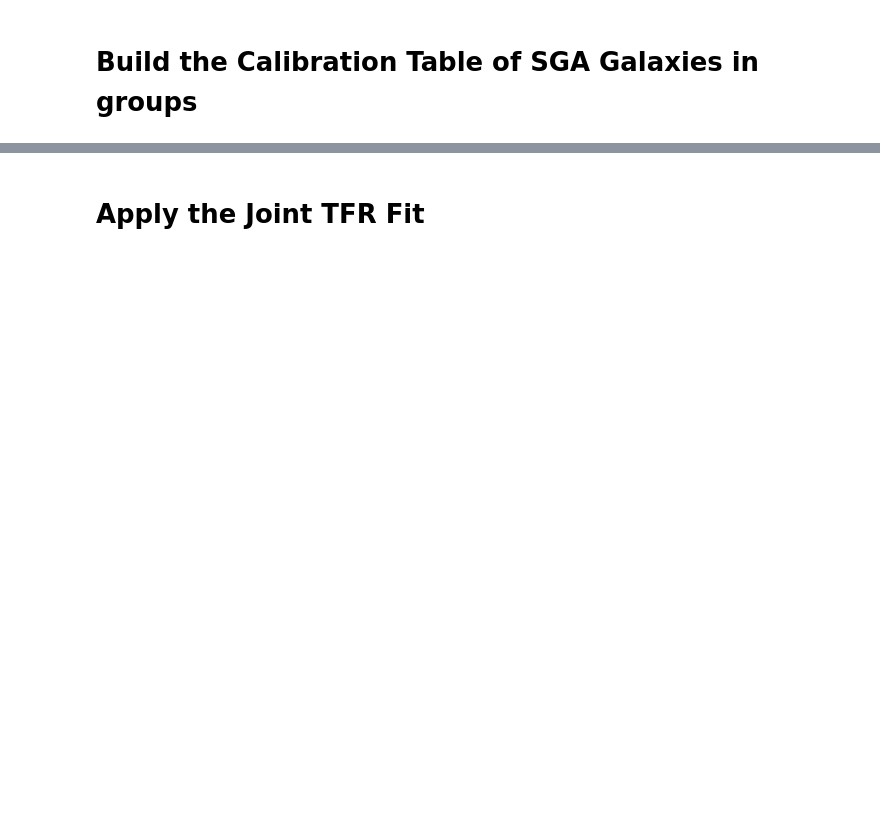
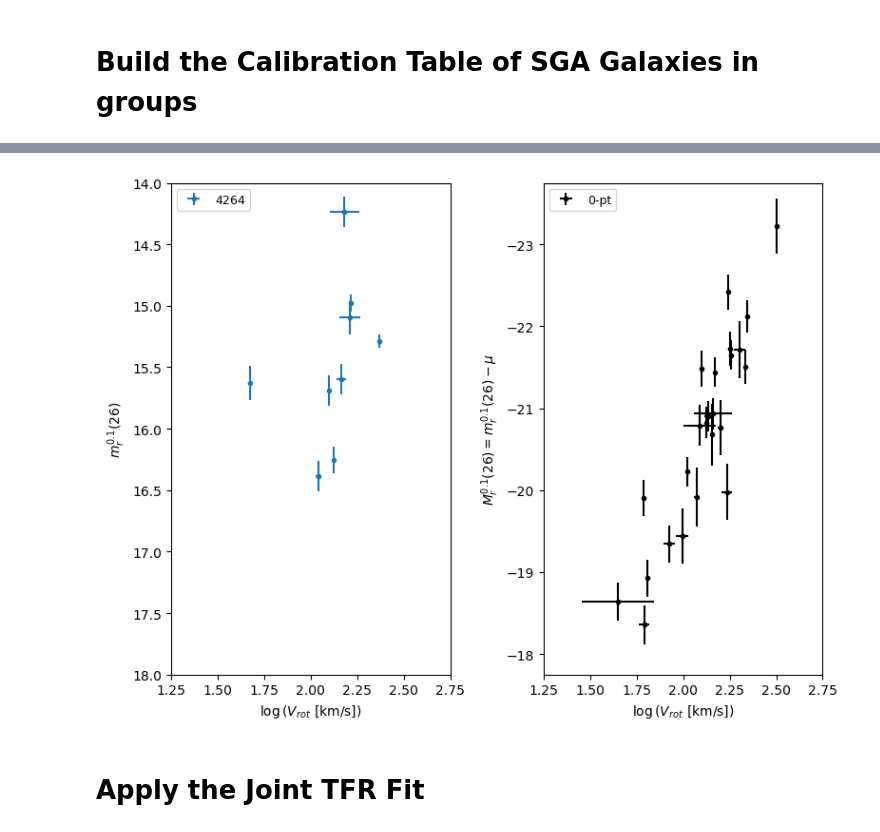
Before and after one commit to DESI-UR/DESI_SGA, a Jupyter notebook: TF/Y1/TF_Y1_cluster_calibration_MJ_Tempel.ipynb, the cells around one changed output, grey strips where cells are left out. Cells and saved outputs as stored; diff of their text form; code cells hidden in the pictures; blank space fills up the shorter version.

```diff
--- a/TF/Y1/TF_Y1_cluster_calibration_MJ_Tempel.ipynb
+++ b/TF/Y1/TF_Y1_cluster_calibration_MJ_Tempel.ipynb
@@ -960,6 +999,7 @@ logV0 = 0
 
 ax = axes[0]
 
+# following section commented out because there are no rejected groups—un-comment if there are rejected groups
 
 '''
 #- Plot galaxies with failed group selections.
@@ -979,6 +1019,7 @@ for j, _group_id in enumerate(_group_ids):
     ax.errorbar(x=logv, y=mr26, xerr=logv_err, yerr=mr26_err,
                 fmt=markers[j % 6], markersize=6, color='gray', alpha=0.3, label=f'{_group_id} (rej.)')
 '''
+
 #- Plot galaxies and groups passing all selections.
 _group_ids = np.unique(caltab['GROUP_ID'])
 
@@ -989,34 +1030,36 @@ for _group_id in _group_ids:
     logv = np.log10(caltab['V_0p4R26'][select_group].data) - logV0
     logv_err = 0.434*caltab['V_0p4R26_err'][select_group].data / caltab['V_0p4R26'][select_group].data
 
     #- Store dependent variable for each group
     mr26 = caltab['R_MAG_SB26_CORR'][select_group].data
     mr26_err = caltab['R_MAG_SB26_ERR_CORR'][select_group].data
 
     ax.errorbar(x=logv, y=mr26, xerr=logv_err, yerr=mr26_err, fmt='.', label=f'{_group_id}')
 
 ax.set(xlim=[1.25, 2.75],
        xlabel=r'$\log{(V_{rot}~[\mathrm{km/s}]}$)',
        ylim=[18, 14],
        ylabel=r'$m_r^{0.1} (26)$')
 ax.legend(loc='upper left', fontsize=9)
 
 #- Plot the 0-pt calibrators
 ax = axes[1]
 
 logv = np.log10(zeroptab['V_0p4R26'].data) - logV0
 logv_err = 0.434*zeroptab['V_0p4R26_err'].data / zeroptab['V_0p4R26'].data
 mr26 = zeroptab['R_ABSMAG_SB26'].data
 mr26_err = zeroptab['R_ABSMAG_SB26_err'].data
 
-ax.errorbar(x=logv, y=mr26, xerr=logv_err, yerr=mr26_err, fmt='.', label='0-pt')
+ax.errorbar(x=logv, y=mr26, xerr=logv_err, yerr=mr26_err, fmt='k.', label='0-pt')
 ax.set(xlim=[1.25, 2.75],
        xlabel=r'$\log{(V_{rot}~[\mathrm{km/s}]}$)',
        ylim=[-17.75, -23.75],
        ylabel=r'$M_r^{0.1}(26) = m_r^{0.1}(26) - \mu$')
 ax.legend(loc='upper left', fontsize=9);
 
 # fig.savefig('../../Figures/Y1/TF_Y1_group_calibration_0pt_binaryMLupdated_20241203.png', dpi=150);
+# %% [output]
+[figure, added]
 # %% [markdown]
 # Apply the Joint TFR Fit
 # %%
```
Also changed, not shown: parts of 23 cells of this notebook, 2 other files.
